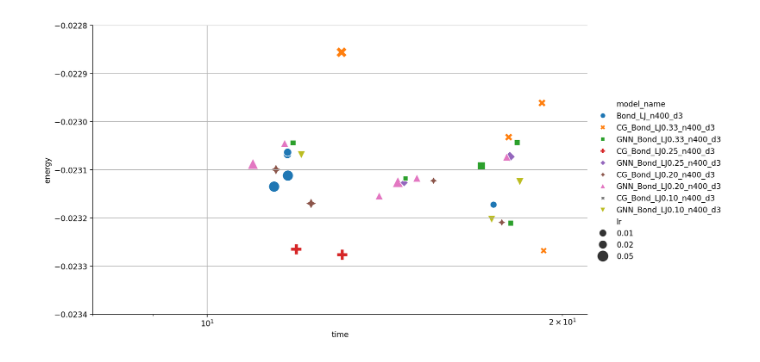
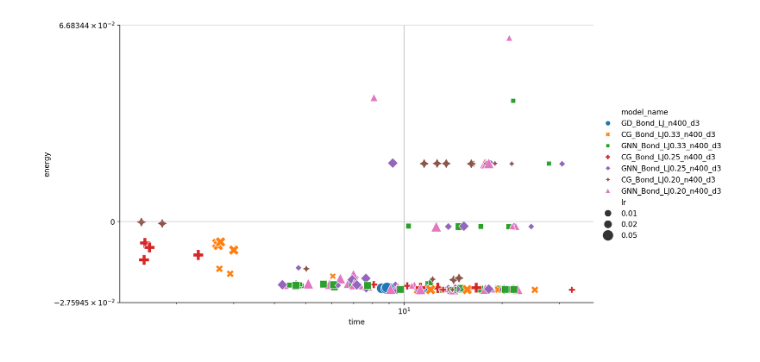
Before and after one commit to nimadehmamy/coarse_graining_reparam, a Jupyter notebook: analysis.ipynb, the cells around one changed output. Drawn from its saved outputs; the diff is of its cells as text; code cells hidden in the pictures.

Commit message:
Updated experiment files and analysis notebook

```diff
--- a/analysis.ipynb
+++ b/analysis.ipynb
@@ -34,3 +43,5 @@ CG_Bond_LJ_experiments2024-02-10-03.csv
 # %%
-exp_logger = ExperimentLogger(previous_results_csv='./results/CG_Bond_LJ_experiments2024-02-10-03.csv')
+exp_logger = ExperimentLogger(previous_results_csv='./results/CG_Bond_LJ_experiments_2024-02-10-16.csv')
 # exp_logger = ExperimentLogger(save_prefix='../results/CG_Bond_LJ_experiment')
+df = exp_logger.to_dataframe()
+df
@@ -36,0 +62,10 @@ exp_logger = ExperimentLogger(previous_results_csv='./results/CG_Bond_LJ_experim
+# %%
+# seems like the num_cg_modes are not logged correctly for "CG_..." models, and base models do not use cg modes
+# fortunately, the CG models mention the ratio of cg modes / num nodes in the model name as CG_Bond_LJ[ratio]_n[nodes]_d3
+# so we can extract the ratio from the model name, and use it to calculate the number of cg modes
+# we can also calculate the number of nodes from the model name
+
+# first, let's extract the ratio and number of nodes from the model name
+df['cg_ratio'] = df['model_name'].apply(lambda x: float((x.split('_LJ')[1].split('_')[0] or '1.0')))
+df['num_cg_modes'] = df['cg_ratio'] * df['num_nodes']
+df[:10]
@@ -37,13 +84,14 @@ exp_logger = ExperimentLogger(previous_results_csv='./results/CG_Bond_LJ_experim
 # %%
-df = exp_logger.to_dataframe()
+# df = exp_logger.to_dataframe()
 # plot the filtered dataframe using sns directly on df
 # sns.relplot(data=df, x='time', y='energy', hue='model_name', style='model_name', kind='scatter', size='lr', height=6, aspect=1.7)
 # plot with larger marker size
 sns.relplot(data=df, x='time', y='energy', hue='model_name', style='model_name', kind='scatter', size='lr', height=6, aspect=1.7, sizes=(80, 200))
 
-plt.ylim(-.0234, -.0228)
-plt.xlim(8,21)
+# plt.ylim(-.0234, -.0228)
+# plt.xlim(8,21)
 plt.xscale('log')
+plt.yscale('symlog')
 plt.grid()
 # %% [output]
-[figure, old version]
+[figure, new version]
```
Also changed, not shown: parts of 47 cells of this notebook, 7 other files.
